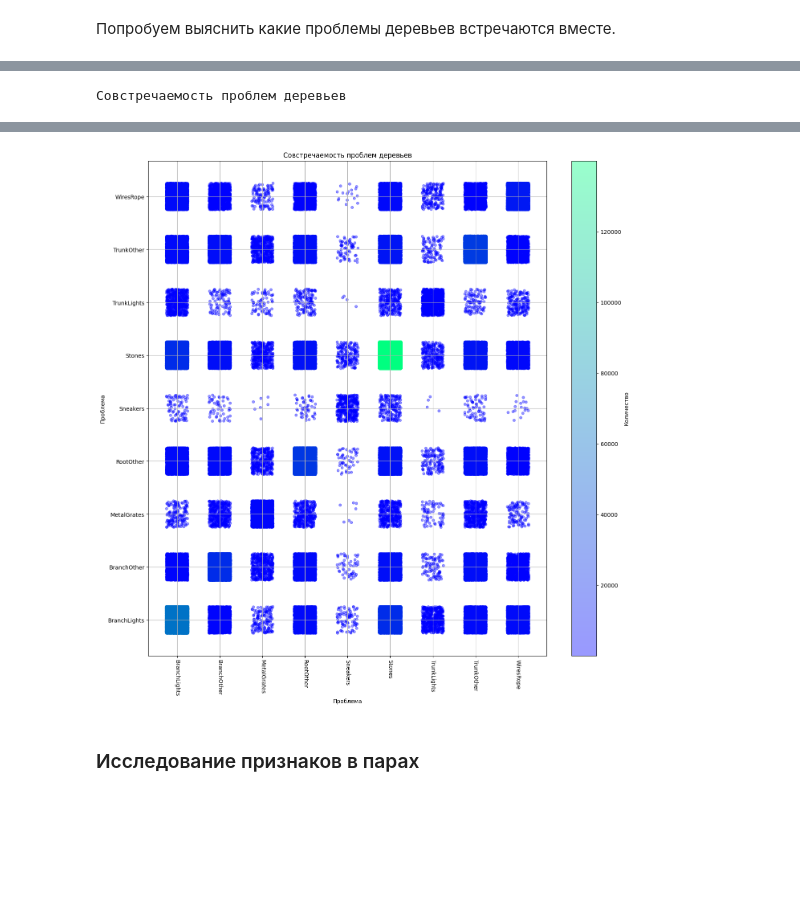
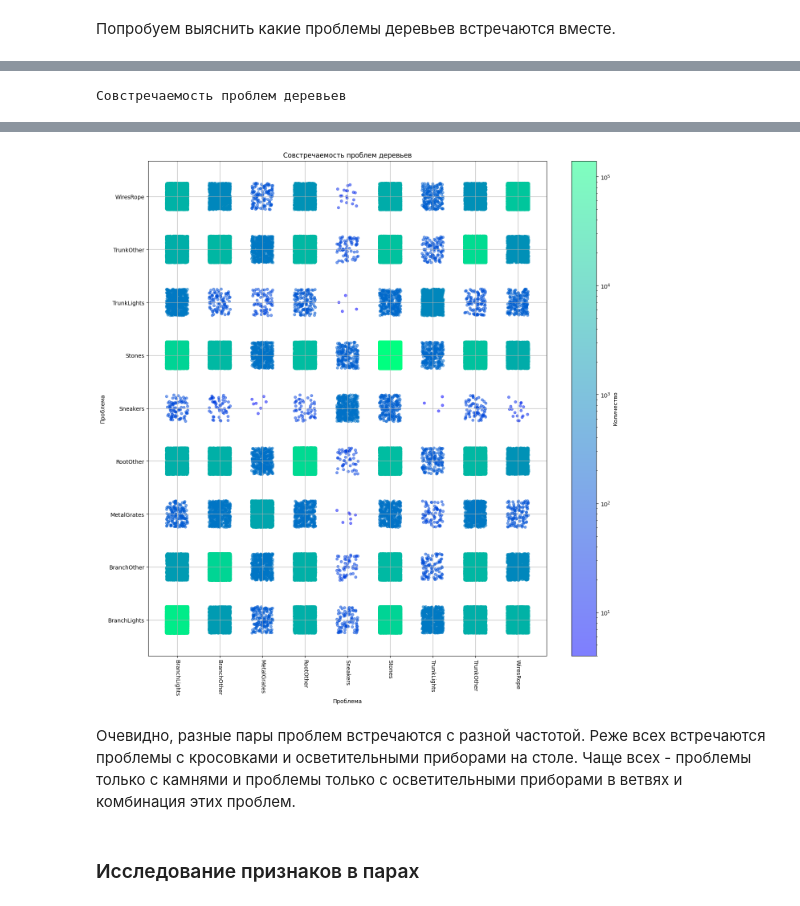
Before and after one commit to AlekseiBogachev/ny-tree-census, a Jupyter notebook: notebooks/exploratory/eda.ipynb, the cells around one changed output, grey strips where cells are left out. Drawn from its saved outputs; the diff is of its cells as text; code cells hidden in the pictures; blank space fills up the shorter version.

Commit message:
Закончен график совстречаемости проблем деревьев. Закончено исследование признака problems

```diff
--- a/notebooks/exploratory/eda.ipynb
+++ b/notebooks/exploratory/eda.ipynb
@@ -1520,41 +1512,54 @@ trees_problems.query("problems_str == 'Stones,BranchLights'").head()
 # %%
-cond = (
-    lambda row: row.base_problems in row.problems_str
-    and row.actual_problems in row.problems_str
-)
-
-trees_problems = trees_problems.merge(
-    pd.Series(trees_problems["problems"].unique(), name="base_problems"),
-    how="cross",
-).rename(columns={"problems": "actual_problems"})
-
-trees_problems = trees_problems.assign(
-    presented=trees_problems.apply(cond, axis="columns")
-).query("presented == True")
-
 explore_cat_vs_cat(
-    trees_problems,
+    data=(
+        trees_problems.merge(
+            pd.Series(
+                trees_problems["problems"].unique(), name="base_problems"
+            ),
+            how="cross",
+        )
+        .rename(columns={"problems": "actual_problems"})
+        .assign(
+            presented=(
+                lambda df: df.apply(
+                    lambda row: (
+                        row.base_problems in row.problems_str
+                        and row.actual_problems in row.problems_str
+                    ),
+                    axis="columns",
+                )
+            )
+        )
+        .query("presented == True")
+    ),
     x="base_problems",
     y="actual_problems",
     title="Совстречаемость проблем деревьев",
     xlabel="Проблема",
     ylabel="Проблема",
     figsize=(16, 16),
+    norm=matplotlib.colors.LogNorm(),
+    alpha=0.5,
 )
 # %% [output]
 Совстречаемость проблем деревьев
 | actual_problems | BranchLights | BranchOther | MetalGrates | RootOther | Sneakers | Stones | TrunkLights | TrunkOther | ... |
 | base_problems |  |  |  |  |  |  |  |  | ... |
 | BranchLights | 62365 | 2331 | 162 | 5131 | 84 | 24118 | 577 | 5035 | ... |
 | BranchOther | 2331 | 24355 | 484 | 5375 | 53 | 7983 | 97 | 7380 | ... |
 | MetalGrates | 162 | 484 | 3536 | 390 | 7 | 426 | 73 | 551 | ... |
 | RootOther | 5131 | 5375 | 390 | 30322 | 51 | 9381 | 145 | 7560 | ... |
 | Sneakers | 84 | 53 | 7 | 51 | 411 | 201 | 4 | 70 | ... |
 | Stones | 24118 | 7983 | 426 | 9381 | 201 | 139999 | 296 | 11293 | ... |
 | TrunkLights | 577 | 97 | 73 | 145 | 4 | 296 | 1031 | 107 | ... |
 | TrunkOther | 5035 | 7380 | 551 | 7560 | 70 | 11293 | 107 | 32573 | ... |
 | WiresRope | 5971 | 1026 | 117 | 1563 | 18 | 4644 | 195 | 1474 | ... |
-[figure, old version]
+[figure, new version]
+# %% [markdown]
+Очевидно, разные пары проблем встречаются с разной частотой. Реже всех
+встречаются проблемы с кросовками и осветительными приборами на столе.
+Чаще всех - проблемы только с камнями и проблемы только с осветительными
+приборами в ветвях и комбинация этих проблем.
 # %% [markdown]
 ### Исследование признаков в парах
 # %% [markdown]
```
Also changed, not shown: parts of 4 cells of this notebook, 2 other files.
